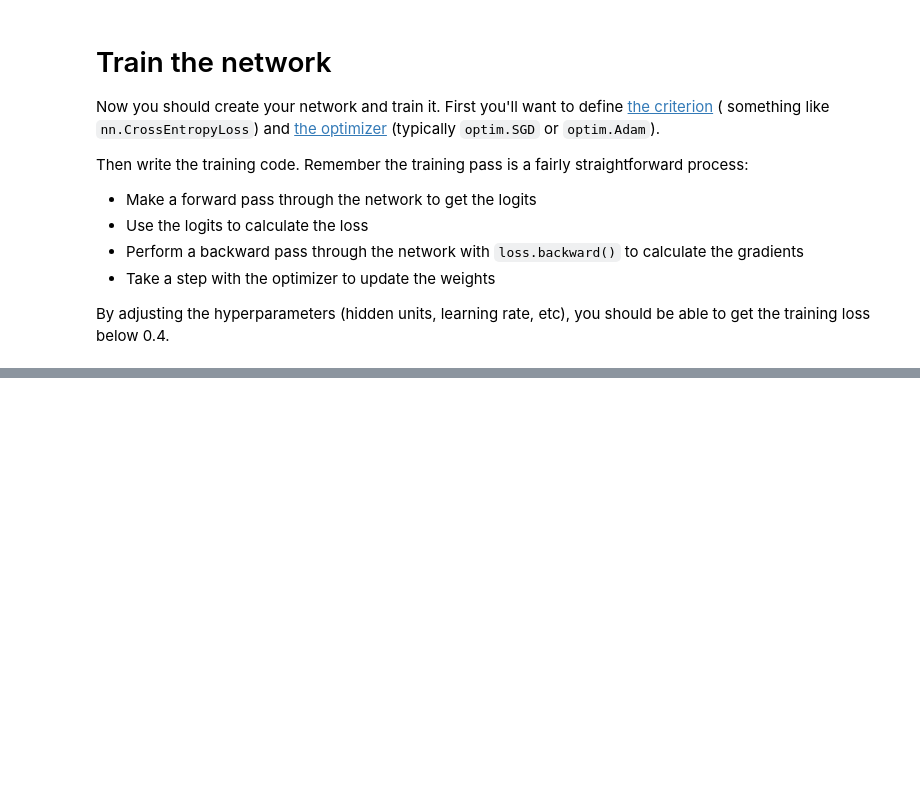
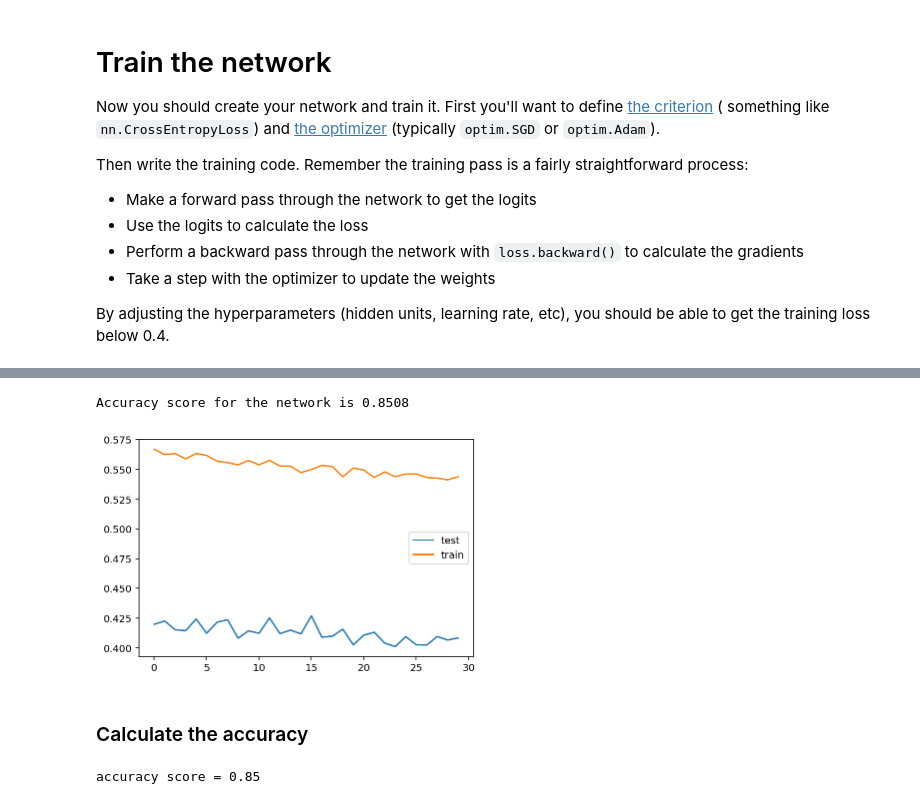
Before and after one commit to chorus12/deep-learning-v2-pytorch, a Jupyter notebook: intro-to-pytorch/Part 4 - Fashion-MNIST (Exercises).ipynb, the cells around one changed output, grey strips where cells are left out. Saved outputs shown, nothing was run; the diff lists cells and outputs as text; code cells hidden in the pictures; blank space fills up the shorter version.

```diff
--- a/intro-to-pytorch/Part 4 - Fashion-MNIST (Exercises).ipynb
+++ b/intro-to-pytorch/Part 4 - Fashion-MNIST (Exercises).ipynb
@@ -169,0 +344,23 @@ Wall time: 1min 25s
+# %%
+plt.plot(list(range(N_EPOCH)), test_loss, label='test')
+plt.plot(list(range(N_EPOCH)), train_loss, label='train')
+plt.legend(loc='best')
+print(f'Accuracy score for the network is {accuracy_score}')
+plt.show()
+# %% [output]
+Accuracy score for the network is 0.8508
+[figure, added]
+# %% [markdown]
+### Calculate the accuracy
+# %%
+with torch.no_grad():
+    net.to(device)
+    data, labels = next(iter(testloader))
+    predictions = torch.exp(net(data.to(device)))
+
+top_p, top_class = predictions.topk(1,dim=1)
+equals = top_class == labels.view(top_class.shape).to(device)
+accuracy_score = torch.mean(equals.type(torch.FloatTensor)).item()
+print(f'accuracy score = {accuracy_score:.2f}')
+# %% [output]
+accuracy score = 0.85
```
Also changed, not shown: parts of 31 cells of this notebook.
